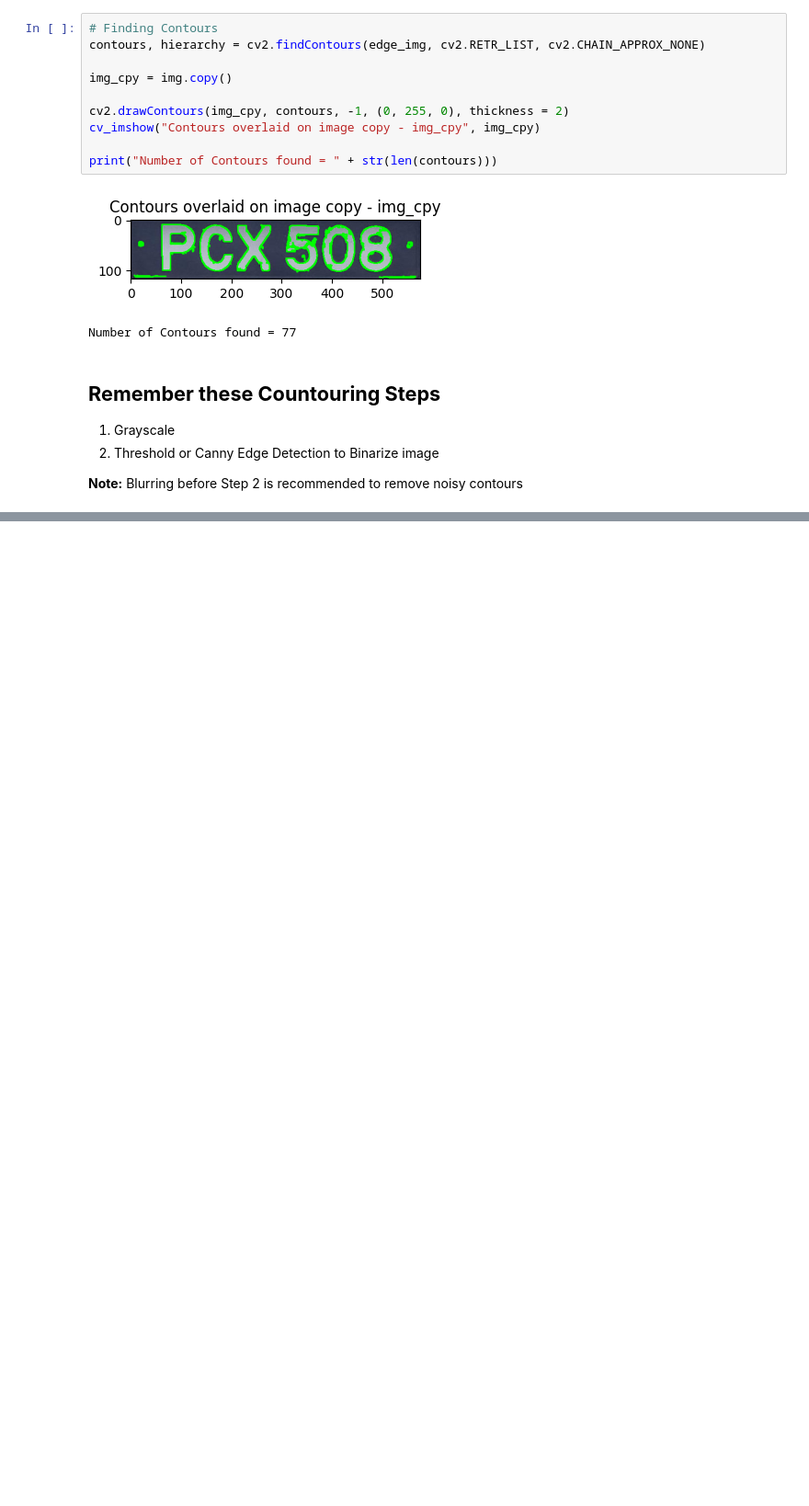
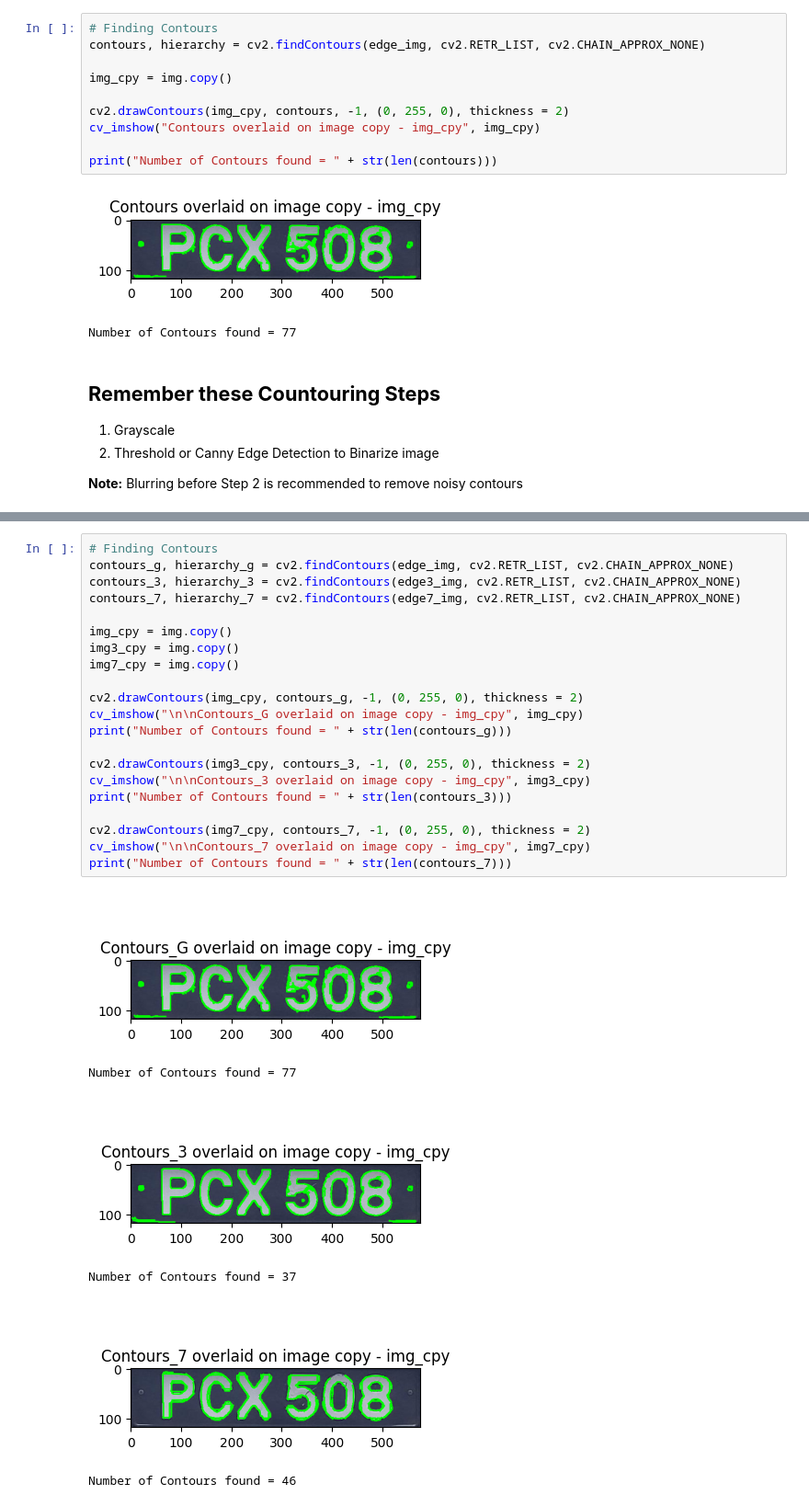
Before and after one commit to Sabbha20/pytorch2024, a Jupyter notebook: 001 - Image Segements/001 - Contours Drawing.ipynb, the cells around one changed output, grey strips where cells are left out. Shown at 92% size. Drawn from its saved outputs; the diff is of its cells as text; blank space fills up the shorter version.

```diff
--- a/001 - Image Segements/001 - Contours Drawing.ipynb
+++ b/001 - Image Segements/001 - Contours Drawing.ipynb
@@ -134,0 +164,28 @@ kernel_3x3 = np.ones((3, 3), np.float32) / 9
+# %%
+# Finding Contours
+contours_g, hierarchy_g = cv2.findContours(edge_img, cv2.RETR_LIST, cv2.CHAIN_APPROX_NONE)
+contours_3, hierarchy_3 = cv2.findContours(edge3_img, cv2.RETR_LIST, cv2.CHAIN_APPROX_NONE)
+contours_7, hierarchy_7 = cv2.findContours(edge7_img, cv2.RETR_LIST, cv2.CHAIN_APPROX_NONE)
+
+img_cpy = img.copy()
+img3_cpy = img.copy()
+img7_cpy = img.copy()
+
+cv2.drawContours(img_cpy, contours_g, -1, (0, 255, 0), thickness = 2)
+cv_imshow("\n\nContours_G overlaid on image copy - img_cpy", img_cpy)
+print("Number of Contours found = " + str(len(contours_g)))
+
+cv2.drawContours(img3_cpy, contours_3, -1, (0, 255, 0), thickness = 2)
+cv_imshow("\n\nContours_3 overlaid on image copy - img_cpy", img3_cpy)
+print("Number of Contours found = " + str(len(contours_3)))
+
+cv2.drawContours(img7_cpy, contours_7, -1, (0, 255, 0), thickness = 2)
+cv_imshow("\n\nContours_7 overlaid on image copy - img_cpy", img7_cpy)
+print("Number of Contours found = " + str(len(contours_7)))
+# %% [output]
+[figure, added]
+Number of Contours found = 77
+[figure, added]
+Number of Contours found = 37
+[figure, added]
+Number of Contours found = 46
```
Also changed, not shown: parts of 7 cells of this notebook.
